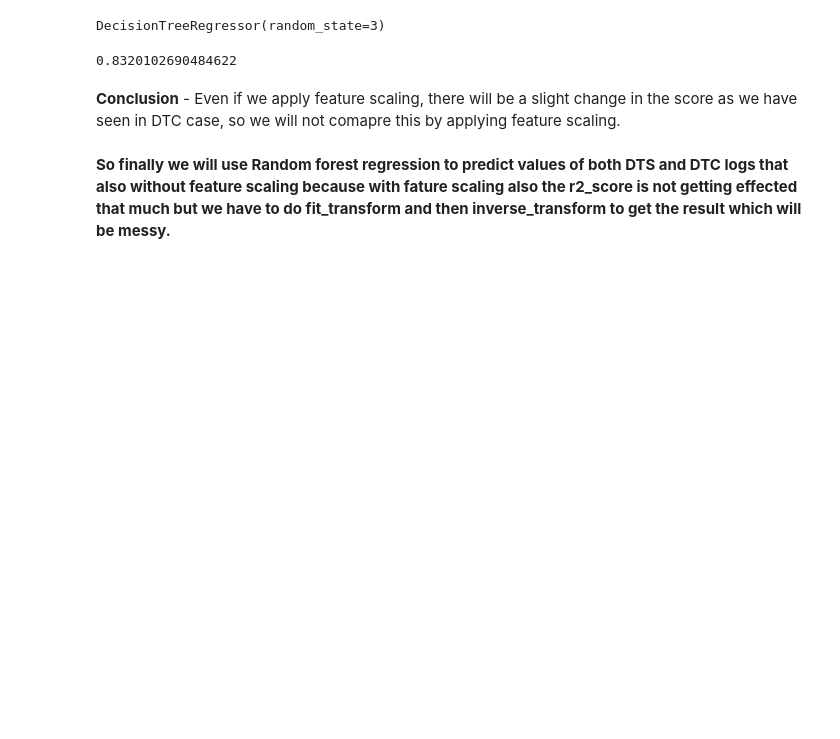
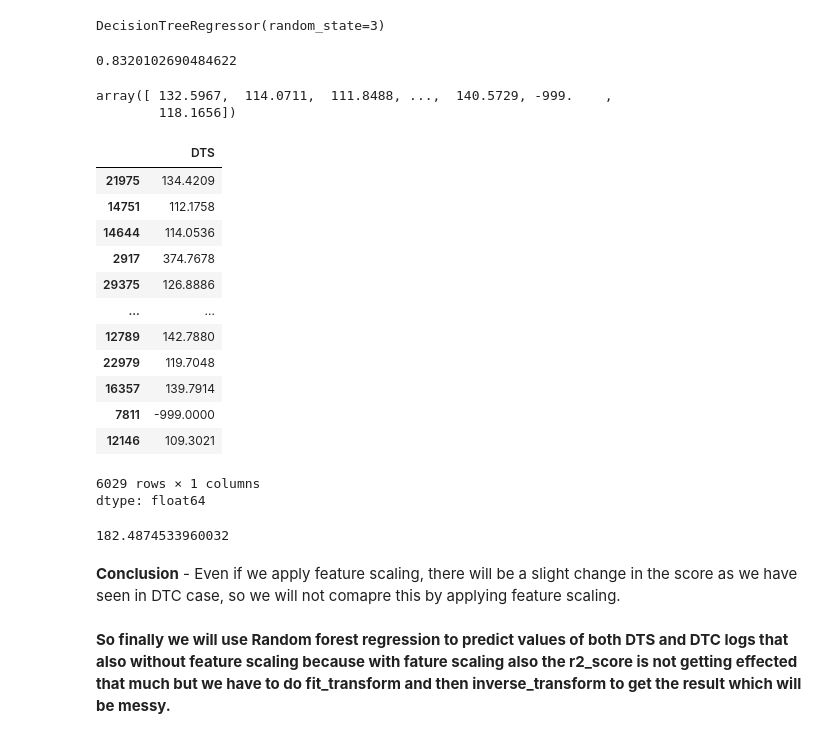
Before and after one commit to SHASHANKMAYANK/OILMLGO-SOLUTION, a Jupyter notebook: DTC_and_DTS_prediction.ipynb, the cells around one changed output. Drawn from its saved outputs; the diff is of its cells as text; code cells hidden in the pictures; blank space fills up the shorter version.

```diff
--- a/DTC_and_DTS_prediction.ipynb
+++ b/DTC_and_DTS_prediction.ipynb
@@ -551,6 +693,33 @@ score = r2_score(y_testcopy, y_pred)
 score
 # %% [output]
 0.8320102690484622
+# %%
+y_pred
+# %% [output]
+array([ 132.5967,  114.0711,  111.8488, ...,  140.5729, -999.    ,
+        118.1656])
+# %%
+y_testcopy
+# %% [output]
+|  | DTS |
+| 21975 | 134.4209 |
+| 14751 | 112.1758 |
+| 14644 | 114.0536 |
+| 2917 | 374.7678 |
+| 29375 | 126.8886 |
+| ... | ... |
+| 12789 | 142.7880 |
+| 22979 | 119.7048 |
+| 16357 | 139.7914 |
+| 7811 | -999.0000 |
+| 12146 | 109.3021 |
+6029 rows × 1 columns
+dtype: float64
+# %%
+rmse = sqrt(mean_squared_error(y_testcopy,y_pred))
+rmse
+# %% [output]
+182.4874533960032
 # %% [markdown]
 **Conclusion** - Even if we apply feature scaling, there will be a slight change in the score as we have seen in DTC case, so we will not comapre this by applying feature scaling.
 # %% [markdown]
```
Also changed, not shown: parts of 23 cells of this notebook.
